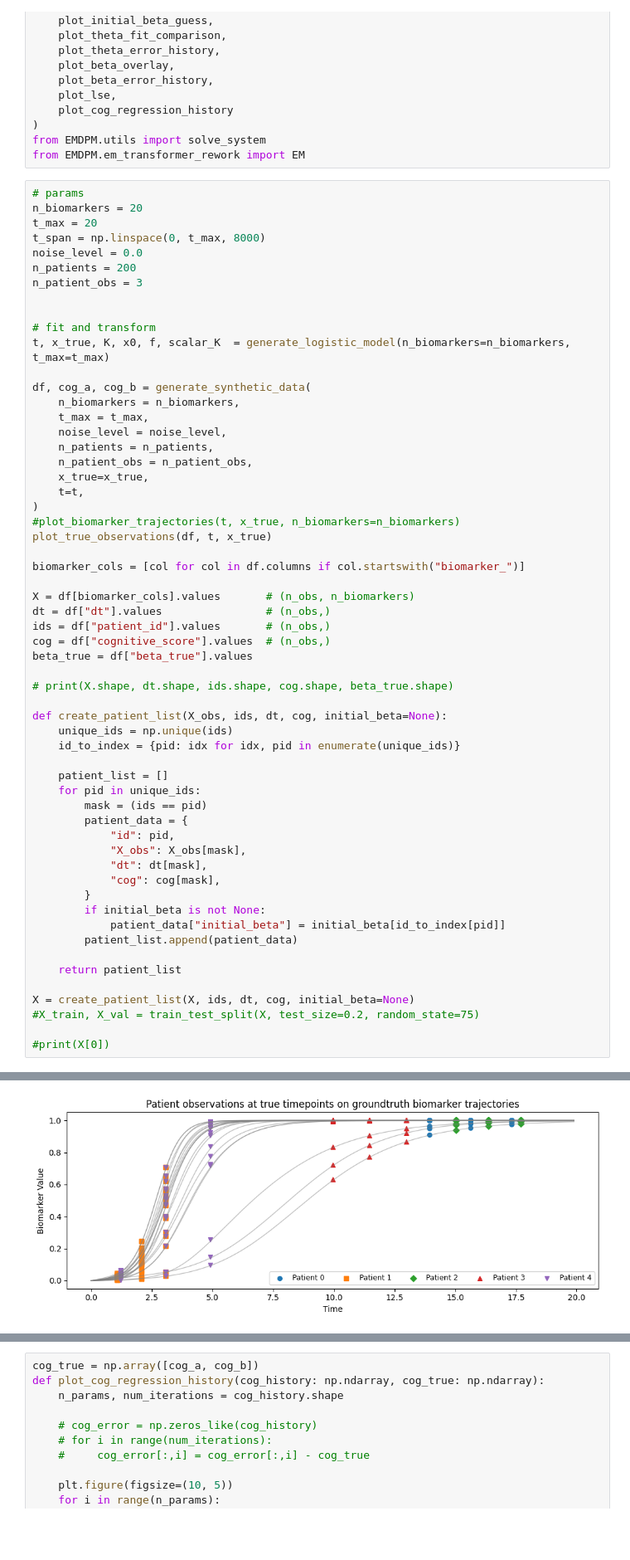
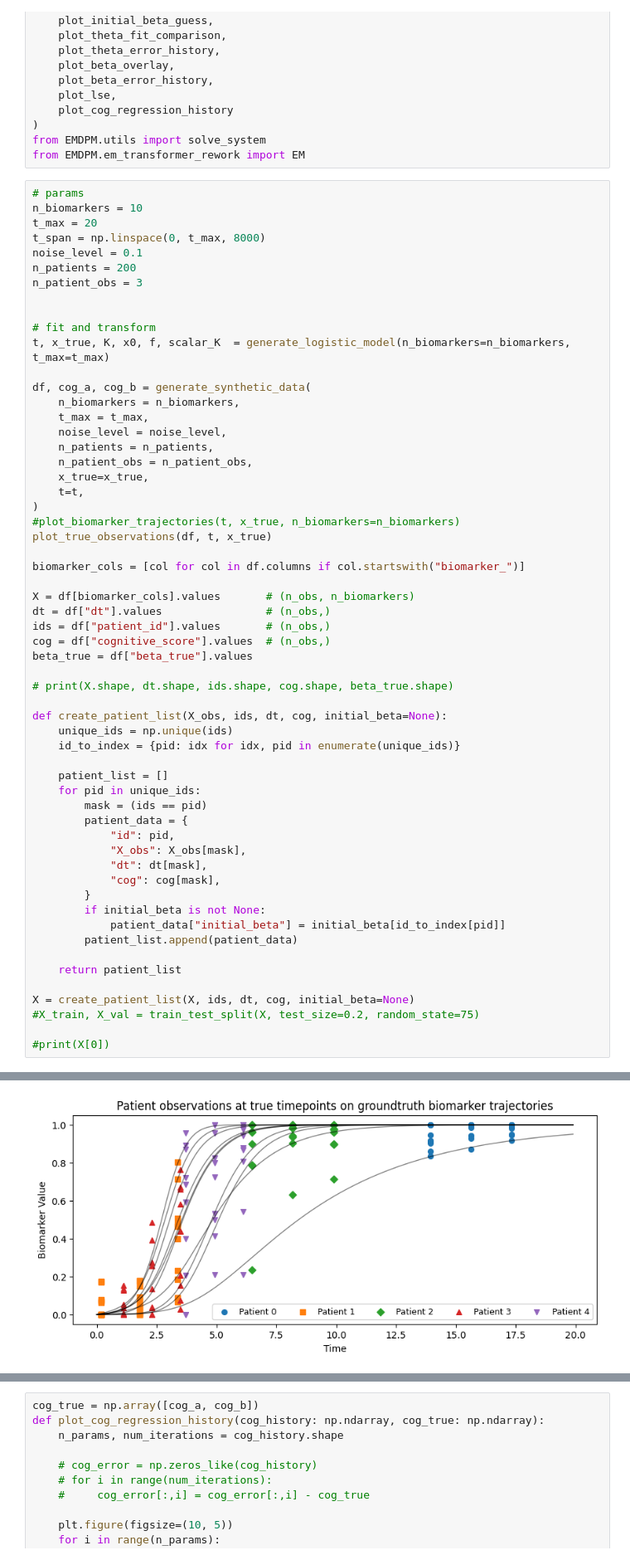
Before and after one commit to LAMCIG/Progression_models_simulations, a Jupyter notebook: EMDPM/experiments/synthetic_experiments/synthetic_rework_troubleshoot/test_bed_cv_L2penaltiless.ipynb, the cells around one changed output, grey strips where cells are left out. Shown at 83% size. Saved outputs shown, nothing was run; the diff lists cells and outputs as text; blank space fills up the shorter version.

Commit message:
images + f_init schema

```diff
--- a/EMDPM/experiments/synthetic_experiments/synthetic_rework_troubleshoot/test_bed_cv_L2penaltiless.ipynb
+++ b/EMDPM/experiments/synthetic_experiments/synthetic_rework_troubleshoot/test_bed_cv_L2penaltiless.ipynb
@@ -19,10 +19,10 @@ from EMDPM.utils import solve_system
 from EMDPM.em_transformer_rework import EM
 # %%
 # params
-n_biomarkers = 20
+n_biomarkers = 10
 t_max = 20
 t_span = np.linspace(0, t_max, 8000)
-noise_level = 0.0
+noise_level = 0.1
 n_patients = 200
 n_patient_obs = 3
 
@@ -84,2 +82,2 @@ true f: [0.         0.01123988 0.01207819 0.01155182 0.02688619 0.
 a = 1.8531667261047913, b = 1.5312904682995265
-[figure, old version]
+[figure, new version]
```
Also changed, not shown: parts of 12 cells of this notebook, 12 other files.
